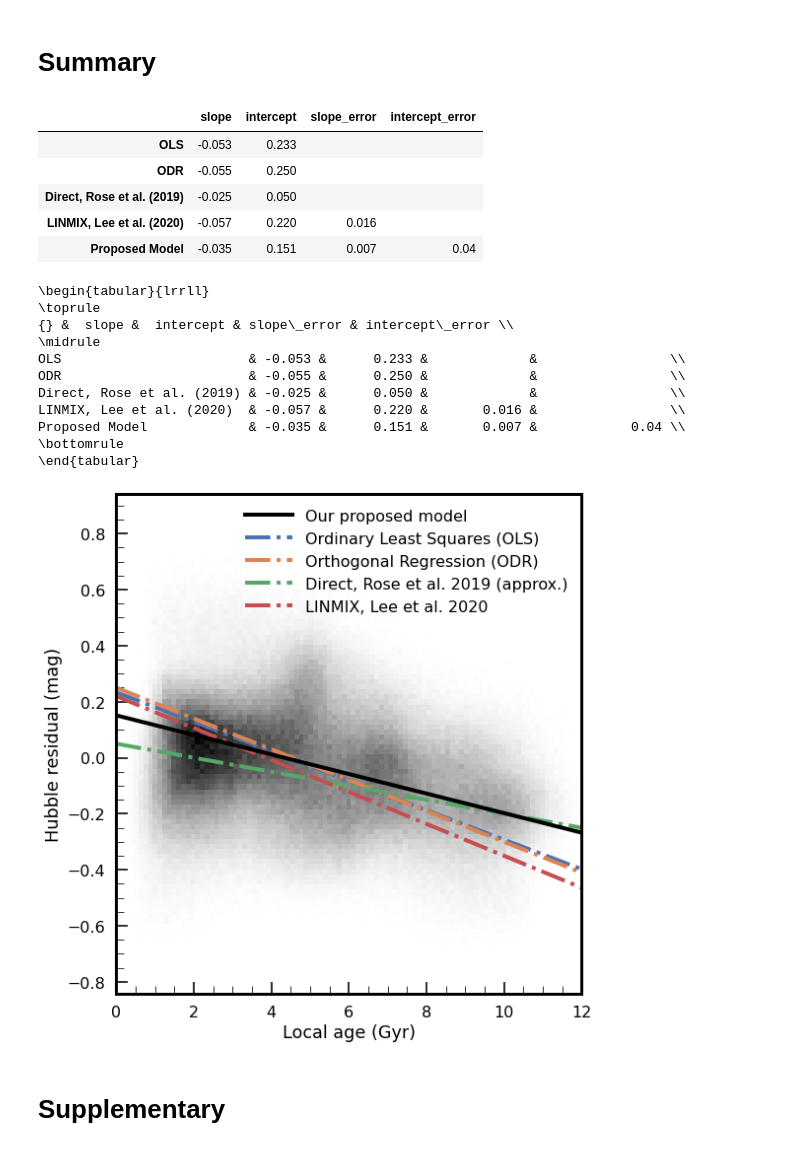
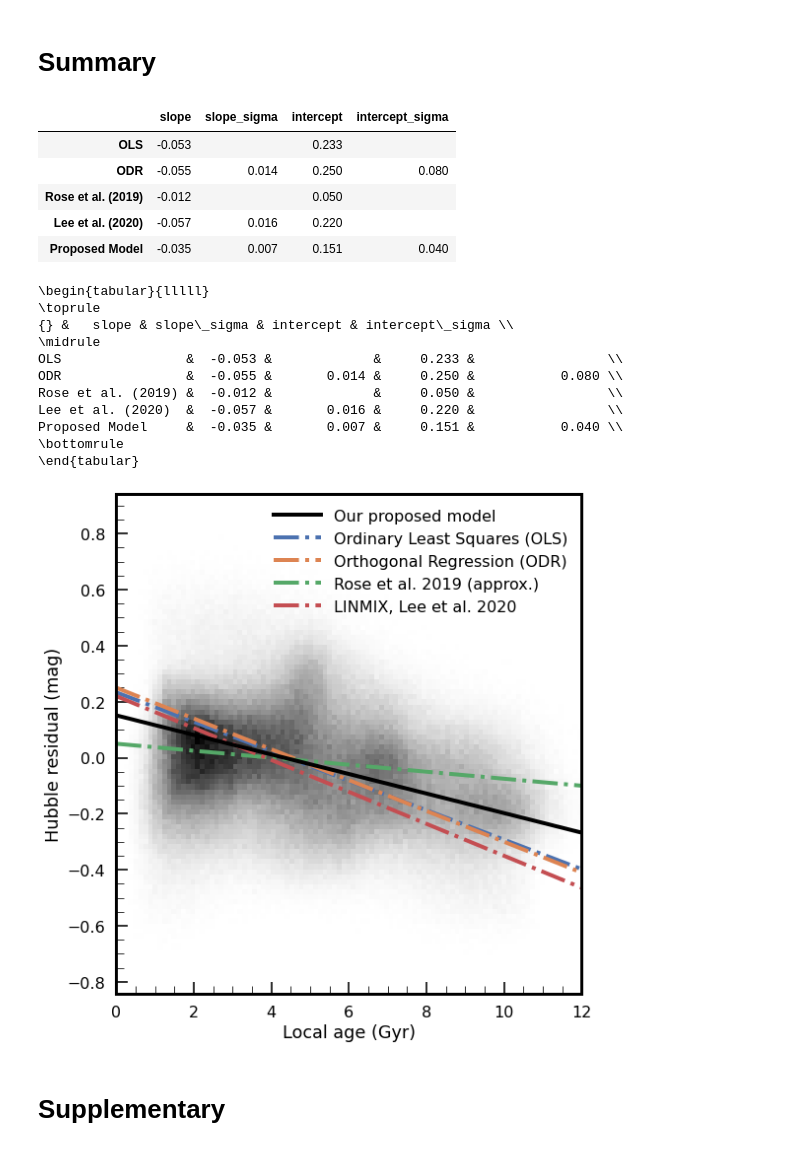
Before and after one commit to ketozhang/statistical-methods-on-sne-ia-luminosity-evolution, a Jupyter notebook: report.ipynb, the cells around one changed output. Drawn from its saved outputs; the diff is of its cells as text; code cells hidden in the pictures.

```diff
--- a/report.ipynb
+++ b/report.ipynb
@@ -420,22 +418,24 @@ summary["OLS"] = {"slope": slope, "intercept": intercept}
 
 # ODR MCMC Regression
 slope = -0.055
+slope_sigma = 0.014
 intercept =  0.25
+intercept_sigma = 0.08
 [ax.plot(xrange, slope*xrange + intercept, linestyle='dashdot', label=f"Orthogonal Regression (ODR)") for ax in axes]
-summary["ODR"] = {"slope": slope, "intercept": intercept}
+summary["ODR"] = {"slope": slope, "intercept": intercept, "slope_sigma": slope_sigma, "intercept_sigma": intercept_sigma}
 
 # Rose19 Regression
-slope = -0.1/4
+slope = -0.05/4
 intercept = 0.05
-[ax.plot(xrange, slope*xrange + intercept, linestyle='dashdot', label=f"Direct, Rose et al. 2019 (approx.)") for ax in axes]
-summary["Direct, Rose et al. (2019)"] = {"slope": slope, "intercept": intercept}
+[ax.plot(xrange, slope*xrange + intercept, linestyle='dashdot', label=f"Rose et al. 2019 (approx.)") for ax in axes]
+summary["Rose et al. (2019)"] = {"slope": slope, "intercept": intercept}
 
 # LINMIX Lee20
 slope = -0.057
 intercept =  0.22
-slope_error = 0.016
+slope_sigma = 0.016
 [ax.plot(xrange, slope*xrange + intercept, linestyle='dashdot', label=f"LINMIX, Lee et al. 2020") for ax in axes]
-summary["LINMIX, Lee et al. (2020)"] = {"slope": slope, "slope_error": slope_error, "intercept": intercept}
+summary["Lee et al. (2020)"] = {"slope": slope, "slope_sigma": slope_sigma, "intercept": intercept}
 
 ## Ours
 results = {}
@@ -443,50 +443,59 @@ for path in Path("results/pymc3/").glob(f"*_local.npz"):
     npz = np.load(path)
     results[path.stem.replace(f"_local", "")] = npz["arr_0"]
 slope = results['slope'].mean()
-slope_error = results['slope'].std()
+slope_sigma = results['slope'].std()
 intercept =  results['intercept'].mean()
-intercept_error = results['intercept'].std()
+intercept_sigma = results['intercept'].std()
 [ax.plot(xrange, slope*xrange + intercept, color='k', label=f"Our proposed model") for ax in axes]
-summary["Proposed Model"] = {"slope": slope, "slope_error": slope_error, "intercept": intercept, "intercept_error": intercept_error}
+summary["Proposed Model"] = {"slope": slope, "slope_sigma": slope_sigma, "intercept": intercept, "intercept_sigma": intercept_sigma}
 
 for ax in axes:
     ax.set_xlabel("Local age (Gyr)")
     ax.set_xlim(0, 12)
     ax.set_xticks(np.arange(0, 14, 2))
 
     ax.set_yticks(np.arange(-0.8, 1, 0.2))
 
 # ax1.xaxis.get_major_ticks() [-1].label1.set_visible(False)
 ax2.set_ylabel("Hubble residual (mag)")
 
 handles, labels = ax2.get_legend_handles_labels()
 order = [4, 0, 1, 2, 3]
 labels, handles = np.array(labels)[order].tolist(), np.array(handles)[order].tolist()
 ax2.legend(handles, labels, loc='upper right', handlelength=3)
 
 plt.tight_layout()
 fig.subplots_adjust(wspace=0)
 plt.savefig(FIGURESPATH/"summary_line_fit.pdf", facecolor='white', dpi=300)
 
-summary_df = pd.DataFrame(summary).round(3).T.fillna('')
+summary_df = (pd.DataFrame(summary)
+                .rename(columns={
+                    "Rose et al. (2019)": "Rose et al. (2019)",
+                    "Lee et al. (2020)": "Lee et al. (2020)"
+                })
+                .round(3)
+                .T[["slope", "slope_sigma", "intercept", "intercept_sigma"]]
+                .applymap(lambda e: '{:.3f}'.format(e) if not np.isnan(e) else "")
+                .fillna('')
+             )
 display(summary_df)
 print(summary_df.to_latex())
 # %% [output]
-|  | slope | intercept | slope_error | intercept_error |
-| OLS | -0.053 | 0.233 |  |  |
-| ODR | -0.055 | 0.250 |  |  |
-| Direct, Rose et al. (2019) | -0.025 | 0.050 |  |  |
-| LINMIX, Lee et al. (2020) | -0.057 | 0.220 | 0.016 |  |
-| Proposed Model | -0.035 | 0.151 | 0.007 | 0.04 |
+|  | slope | slope_sigma | intercept | intercept_sigma |
+| OLS | -0.053 |  | 0.233 |  |
+| ODR | -0.055 | 0.014 | 0.250 | 0.080 |
+| Rose et al. (2019) | -0.012 |  | 0.050 |  |
+| Lee et al. (2020) | -0.057 | 0.016 | 0.220 |  |
+| Proposed Model | -0.035 | 0.007 | 0.151 | 0.040 |
-\begin{tabular}{lrrll}
+\begin{tabular}{lllll}
 \toprule
-{} &  slope &  intercept & slope\_error & intercept\_error \\
+{} &   slope & slope\_sigma & intercept & intercept\_sigma \\
 \midrule
-OLS                        & -0.053 &      0.233 &             &                 \\
-ODR                        & -0.055 &      0.250 &             &                 \\
-Direct, Rose et al. (2019) & -0.025 &      0.050 &             &                 \\
-LINMIX, Lee et al. (2020)  & -0.057 &      0.220 &       0.016 &                 \\
-Proposed Model             & -0.035 &      0.151 &       0.007 &            0.04 \\
+OLS                &  -0.053 &             &     0.233 &                 \\
+ODR                &  -0.055 &       0.014 &     0.250 &           0.080 \\
+Rose et al. (2019) &  -0.012 &             &     0.050 &                 \\
+Lee et al. (2020)  &  -0.057 &       0.016 &     0.220 &                 \\
+Proposed Model     &  -0.035 &       0.007 &     0.151 &           0.040 \\
 \bottomrule
 \end{tabular}
-[figure, old version]
+[figure, new version]
```
Also changed, not shown: parts of 5 cells of this notebook.
